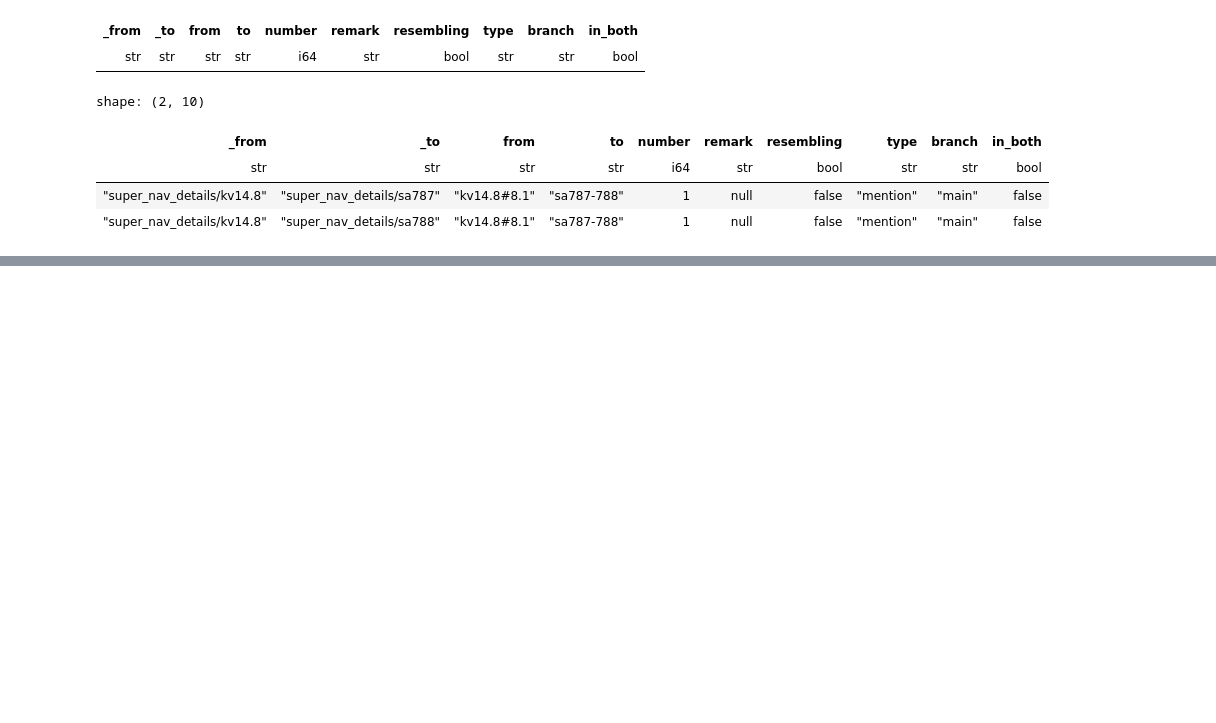
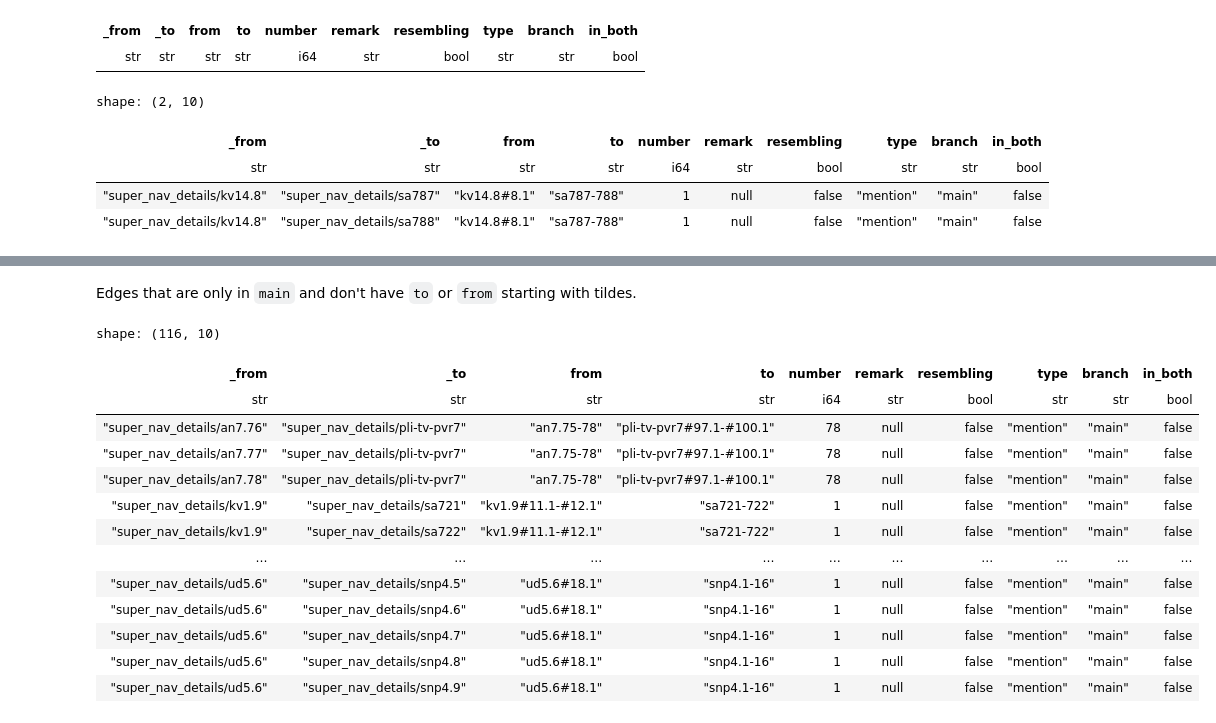
Before and after one commit to suttacentral/relationship_edges, a Jupyter notebook: investigate_combined.ipynb, the cells around one changed output, grey strips where cells are left out. Cells and saved outputs as stored; diff of their text form; code cells hidden in the pictures; blank space fills up the shorter version.

```diff
--- a/investigate_combined.ipynb
+++ b/investigate_combined.ipynb
@@ -76,0 +103,23 @@ shape: (2, 10)
+# %% [markdown]
+Edges that are only in `main` and don't have `to` or `from` starting with tildes.
+# %%
+df.filter(
+    pl.col('branch').eq('main') & ~pl.col('in_both')
+).filter(
+    ~(pl.col('from').str.starts_with('~') | pl.col('to').str.starts_with('~'))
+)
+# %% [output]
+shape: (116, 10)
+| _from | _to | from | to | number | remark | resembling | type | branch | in_both |
+| str | str | str | str | i64 | str | bool | str | str | bool |
+| "super_nav_details/an7.76" | "super_nav_details/pli-tv-pvr7" | "an7.75-78" | "pli-tv-pvr7#97.1-#100.1" | 78 | null | false | "mention" | "main" | false |
+| "super_nav_details/an7.77" | "super_nav_details/pli-tv-pvr7" | "an7.75-78" | "pli-tv-pvr7#97.1-#100.1" | 78 | null | false | "mention" | "main" | false |
+| "super_nav_details/an7.78" | "super_nav_details/pli-tv-pvr7" | "an7.75-78" | "pli-tv-pvr7#97.1-#100.1" | 78 | null | false | "mention" | "main" | false |
+| "super_nav_details/kv1.9" | "super_nav_details/sa721" | "kv1.9#11.1-#12.1" | "sa721-722" | 1 | null | false | "mention" | "main" | false |
+| "super_nav_details/kv1.9" | "super_nav_details/sa722" | "kv1.9#11.1-#12.1" | "sa721-722" | 1 | null | false | "mention" | "main" | false |
+| … | … | … | … | … | … | … | … | … | … |
+| "super_nav_details/ud5.6" | "super_nav_details/snp4.5" | "ud5.6#18.1" | "snp4.1-16" | 1 | null | false | "mention" | "main" | false |
+| "super_nav_details/ud5.6" | "super_nav_details/snp4.6" | "ud5.6#18.1" | "snp4.1-16" | 1 | null | false | "mention" | "main" | false |
+| "super_nav_details/ud5.6" | "super_nav_details/snp4.7" | "ud5.6#18.1" | "snp4.1-16" | 1 | null | false | "mention" | "main" | false |
+| "super_nav_details/ud5.6" | "super_nav_details/snp4.8" | "ud5.6#18.1" | "snp4.1-16" | 1 | null | false | "mention" | "main" | false |
+| "super_nav_details/ud5.6" | "super_nav_details/snp4.9" | "ud5.6#18.1" | "snp4.1-16" | 1 | null | false | "mention" | "main" | false |
```
Also changed, not shown: parts of 3 cells of this notebook.
